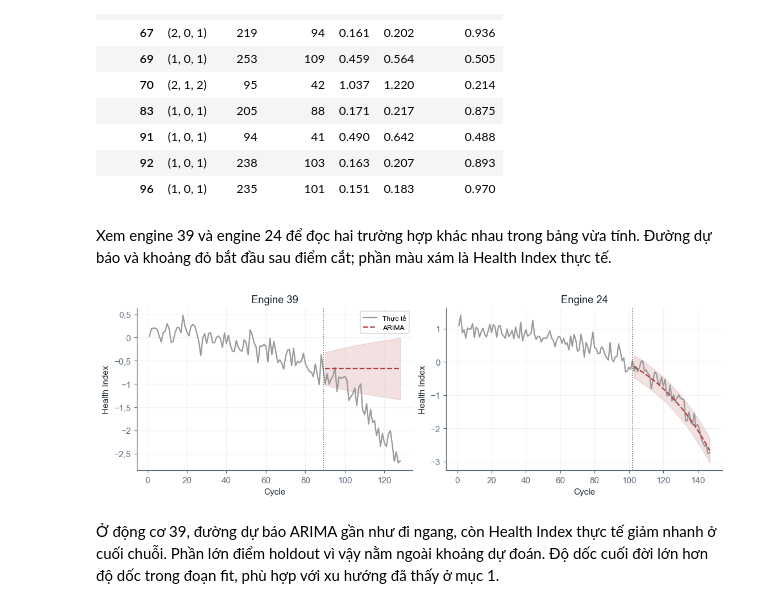
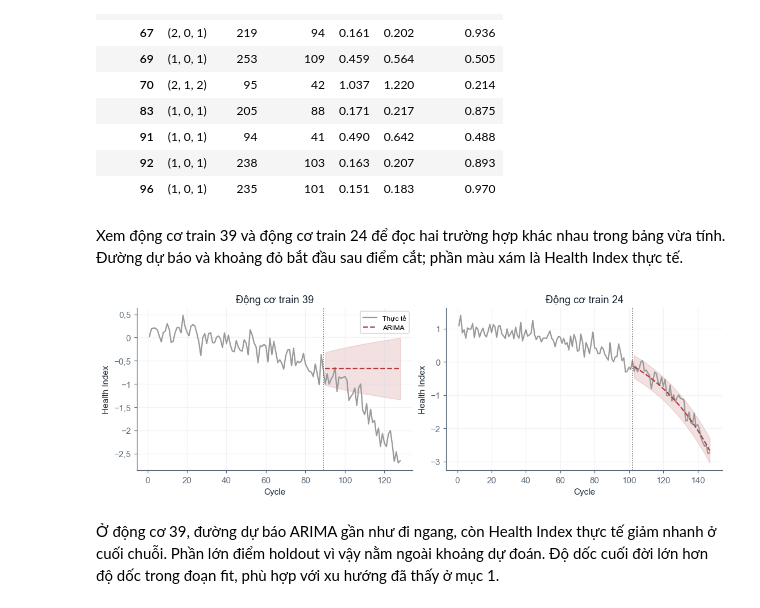
Before and after one commit to ti014/tinasa-cmapss-rul-prediction, a Jupyter notebook: notebooks/04_fd001_health_index_arima.ipynb, the cells around one changed output. Cells and saved outputs as stored; diff of their text form; code cells hidden in the pictures.

```diff
--- a/notebooks/04_fd001_health_index_arima.ipynb
+++ b/notebooks/04_fd001_health_index_arima.ipynb
@@ -176,24 +174,24 @@ arima[["order", "n_train", "n_holdout", "mae", "rmse", "coverage_95"]].round(3)
 | 92 | (1, 0, 1) | 238 | 103 | 0.163 | 0.207 | 0.893 |
 | 96 | (1, 0, 1) | 235 | 101 | 0.151 | 0.183 | 0.970 |
 # %% [markdown]
-Xem engine 39 và engine 24 để đọc hai trường hợp khác nhau trong bảng vừa tính.
+Xem động cơ train 39 và động cơ train 24 để đọc hai trường hợp khác nhau trong bảng vừa tính.
 Đường dự báo và khoảng đỏ bắt đầu sau điểm cắt; phần màu xám là Health Index thực tế.
 # %%
 fig, axes = plt.subplots(1, 2, figsize=(10, 3.3), layout="constrained")
 for ax, engine_id in zip(axes, [39, 24]):
     h = health_index.query("engine_id == @engine_id")
     fc = forecasts.query("engine_id == @engine_id")
     ax.plot(h.cycle, h.health_index, color="0.6", label="Thực tế")
     ax.plot(fc.cycle, fc.health_index_pred, color=COLORS["red"], linestyle="--", label="ARIMA")
     ax.fill_between(fc.cycle, fc.lower_95, fc.upper_95, color=COLORS["red"], alpha=0.15)
     ax.axvline(fc.cycle.min() - 1, color="0.3", linestyle=":", linewidth=1)
-    ax.set(title=f"Engine {engine_id}", xlabel="Cycle", ylabel="Health Index")
+    ax.set(title=f"Động cơ train {engine_id}", xlabel="Cycle", ylabel="Health Index")
 axes[0].legend(fontsize=8)
 style_figure(fig)
 display(fig)
 plt.close(fig)
 # %% [output]
-[figure, old version]
+[figure, new version]
 # %% [markdown]
 Ở động cơ 39, đường dự báo ARIMA gần như đi ngang, còn Health Index thực tế giảm nhanh ở cuối chuỗi.
 Phần lớn điểm holdout vì vậy nằm ngoài khoảng dự đoán. Độ dốc cuối đời lớn hơn độ dốc trong đoạn fit,
```
Also changed, not shown: parts of 7 cells of this notebook, 8 other files.
